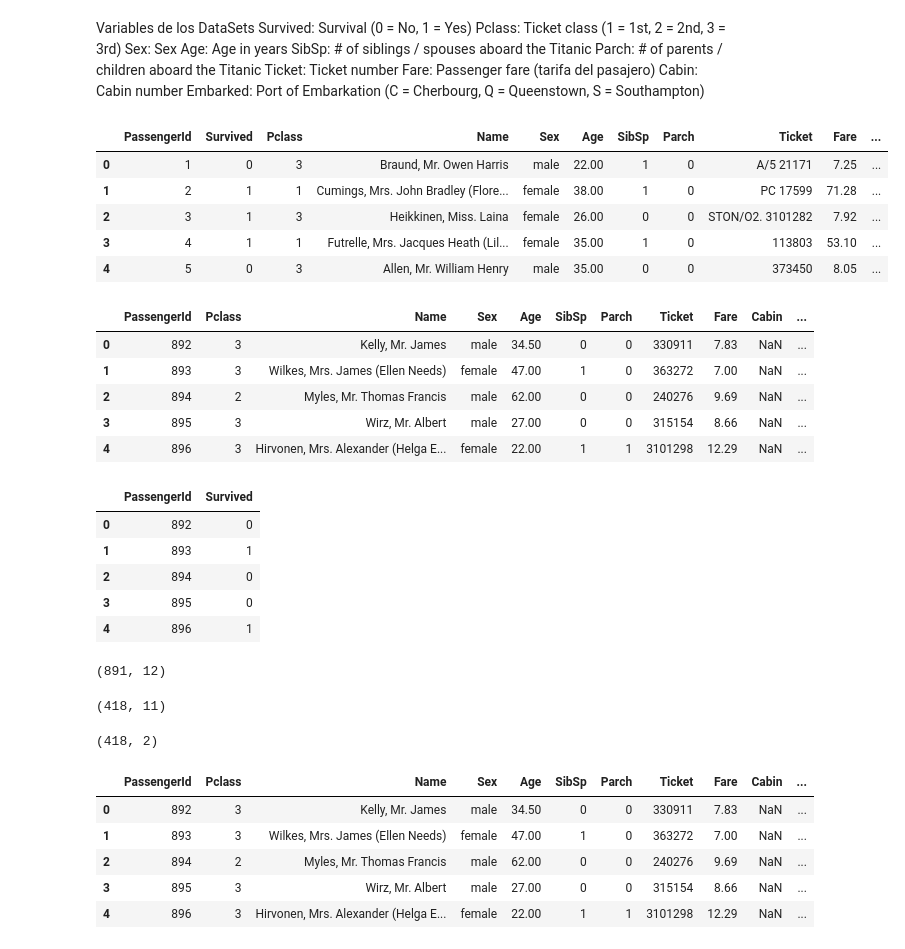
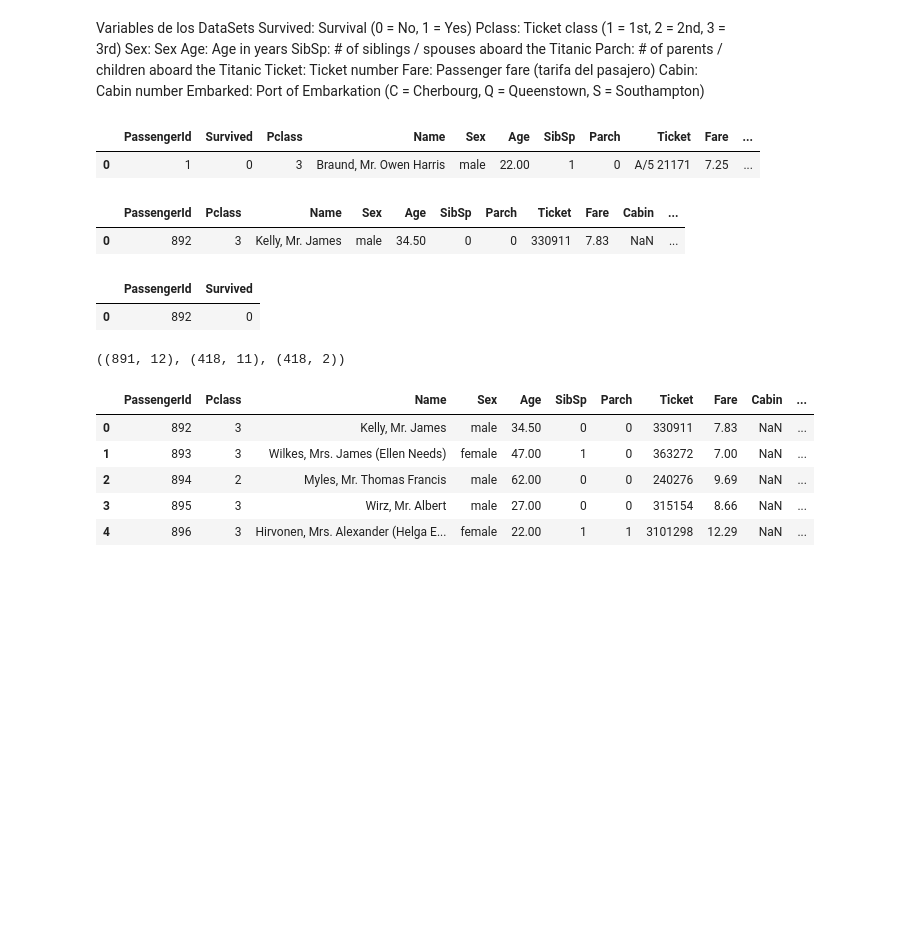
Before and after one commit to Likimeya/Titanic-kaggle, a Jupyter notebook: Titanic.ipynb, the cells around one changed output. Cells and saved outputs as stored; diff of their text form; code cells hidden in the pictures; blank space fills up the shorter version.

```diff
--- a/Titanic.ipynb
+++ b/Titanic.ipynb
@@ -41,44 +41,25 @@ from sklearn.model_selection import RepeatedKFold
 from sklearn.model_selection import KFold
 # %%
 train_data = pd.read_csv("train.csv")
-train_data.head()
+train_data.head(1)
 # %% [output]
 |  | PassengerId | Survived | Pclass | Name | Sex | Age | SibSp | Parch | Ticket | Fare | ... |
 | 0 | 1 | 0 | 3 | Braund, Mr. Owen Harris | male | 22.00 | 1 | 0 | A/5 21171 | 7.25 | ... |
-| 1 | 2 | 1 | 1 | Cumings, Mrs. John Bradley (Flore... | female | 38.00 | 1 | 0 | PC 17599 | 71.28 | ... |
-| 2 | 3 | 1 | 3 | Heikkinen, Miss. Laina | female | 26.00 | 0 | 0 | STON/O2. 3101282 | 7.92 | ... |
-| 3 | 4 | 1 | 1 | Futrelle, Mrs. Jacques Heath (Lil... | female | 35.00 | 1 | 0 | 113803 | 53.10 | ... |
-| 4 | 5 | 0 | 3 | Allen, Mr. William Henry | male | 35.00 | 0 | 0 | 373450 | 8.05 | ... |
 # %%
 test_data = pd.read_csv("test.csv")
-test_data.head()
+test_data.head(1)
 # %% [output]
 |  | PassengerId | Pclass | Name | Sex | Age | SibSp | Parch | Ticket | Fare | Cabin | ... |
 | 0 | 892 | 3 | Kelly, Mr. James | male | 34.50 | 0 | 0 | 330911 | 7.83 | NaN | ... |
-| 1 | 893 | 3 | Wilkes, Mrs. James (Ellen Needs) | female | 47.00 | 1 | 0 | 363272 | 7.00 | NaN | ... |
-| 2 | 894 | 2 | Myles, Mr. Thomas Francis | male | 62.00 | 0 | 0 | 240276 | 9.69 | NaN | ... |
-| 3 | 895 | 3 | Wirz, Mr. Albert | male | 27.00 | 0 | 0 | 315154 | 8.66 | NaN | ... |
-| 4 | 896 | 3 | Hirvonen, Mrs. Alexander (Helga E... | female | 22.00 | 1 | 1 | 3101298 | 12.29 | NaN | ... |
 # %%
 gender = pd.read_csv("gender_submission.csv")
-gender.head()
+gender.head(1)
 # %% [output]
 |  | PassengerId | Survived |
 | 0 | 892 | 0 |
-| 1 | 893 | 1 |
-| 2 | 894 | 0 |
-| 3 | 895 | 0 |
-| 4 | 896 | 1 |
-# %%
-train_data.shape
-# %% [output]
-(891, 12)
-# %%
-test_data.shape
-# %% [output]
-(418, 11)
-# %%
-gender.shape
-# %% [output]
-(418, 2)
+# %%
+# revisamos que dimensiones tienen los 3 dataframe
+train_data.shape, test_data.shape, gender.shape
+# %% [output]
+((891, 12), (418, 11), (418, 2))
 # %%
```
Also changed, not shown: parts of 18 cells of this notebook.
